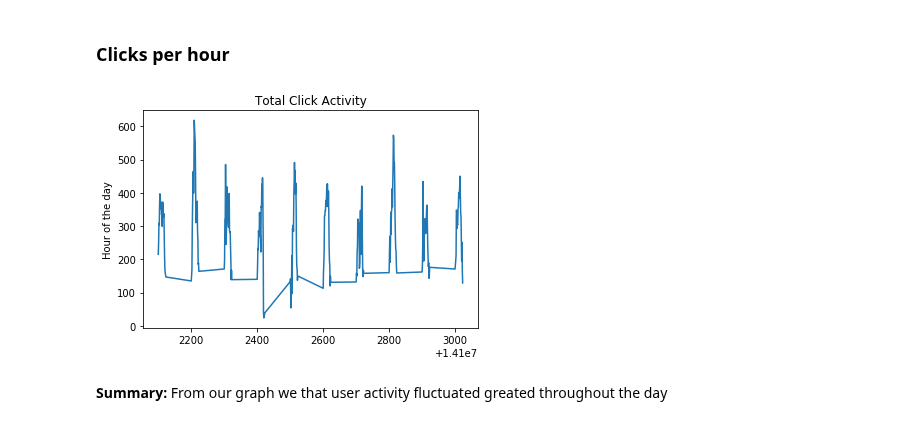
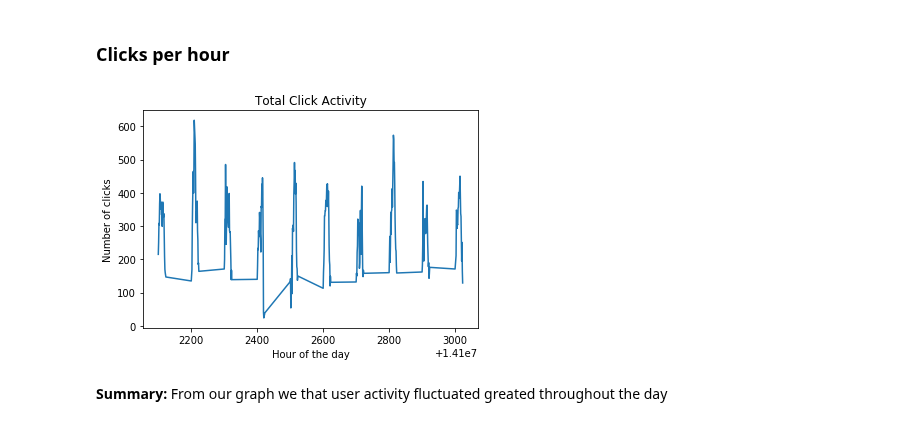
Before and after one commit to kanalyzers/ad_optimization, a Jupyter notebook: notebooks/julia_book.ipynb, the cells around one changed output. Saved outputs shown, nothing was run; the diff lists cells and outputs as text; code cells hidden in the pictures.

```diff
--- a/notebooks/julia_book.ipynb
+++ b/notebooks/julia_book.ipynb
@@ -235,12 +235,12 @@ clicks = sub_df.groupby('hour').agg({'click':'sum'})
 # %%
 plt.plot(clicks)
 plt.ylabel('Number of clicks')
-plt.ylabel('Hour of the day')
+plt.xlabel('Hour of the day')
 plt.title('Total Click Activity')
 plt.show()
 #Change x-axis
 # %% [output]
-[figure, old version]
+[figure, new version]
 # %% [markdown]
 **Summary:** From our graph we that user activity fluctuated greated throughout the day
 # %%
```
Also changed, not shown: parts of 23 cells of this notebook.
